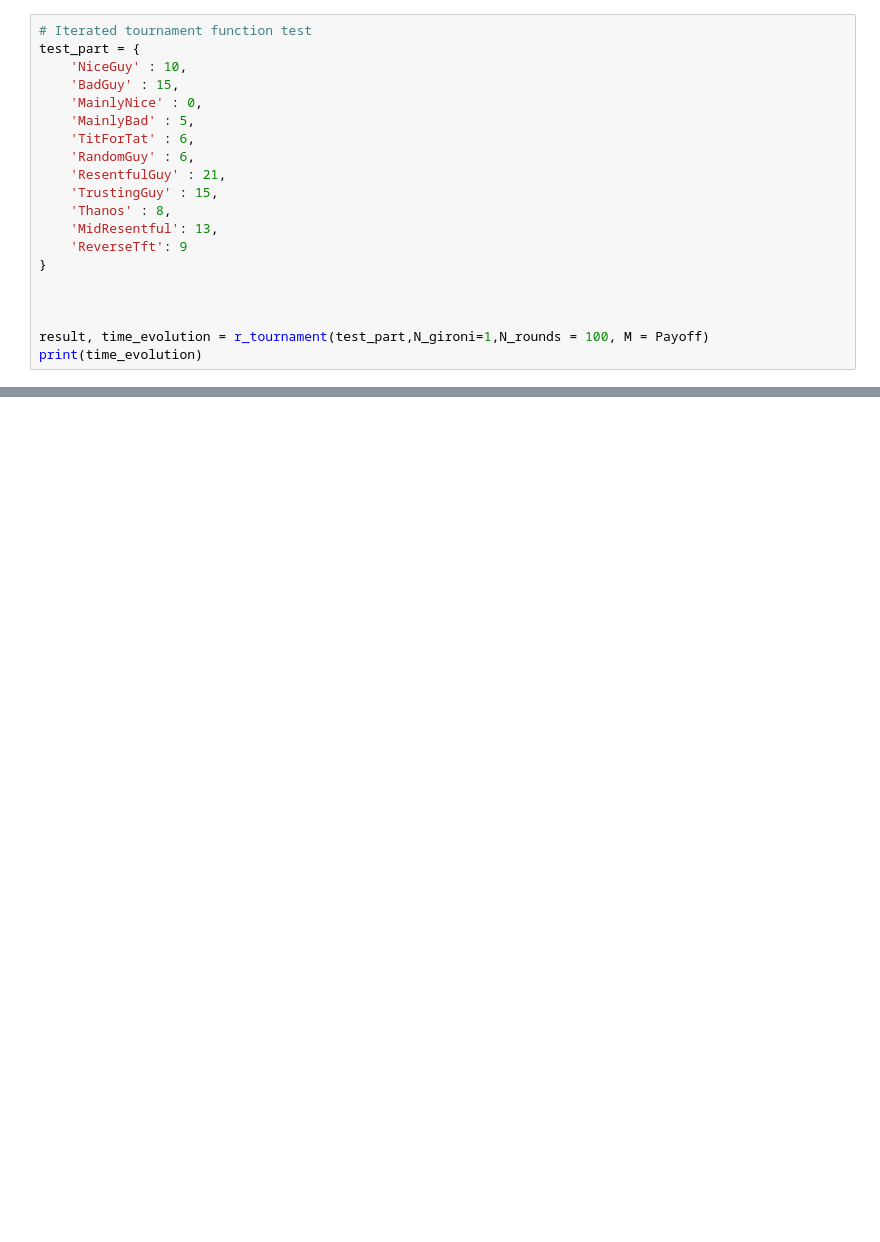
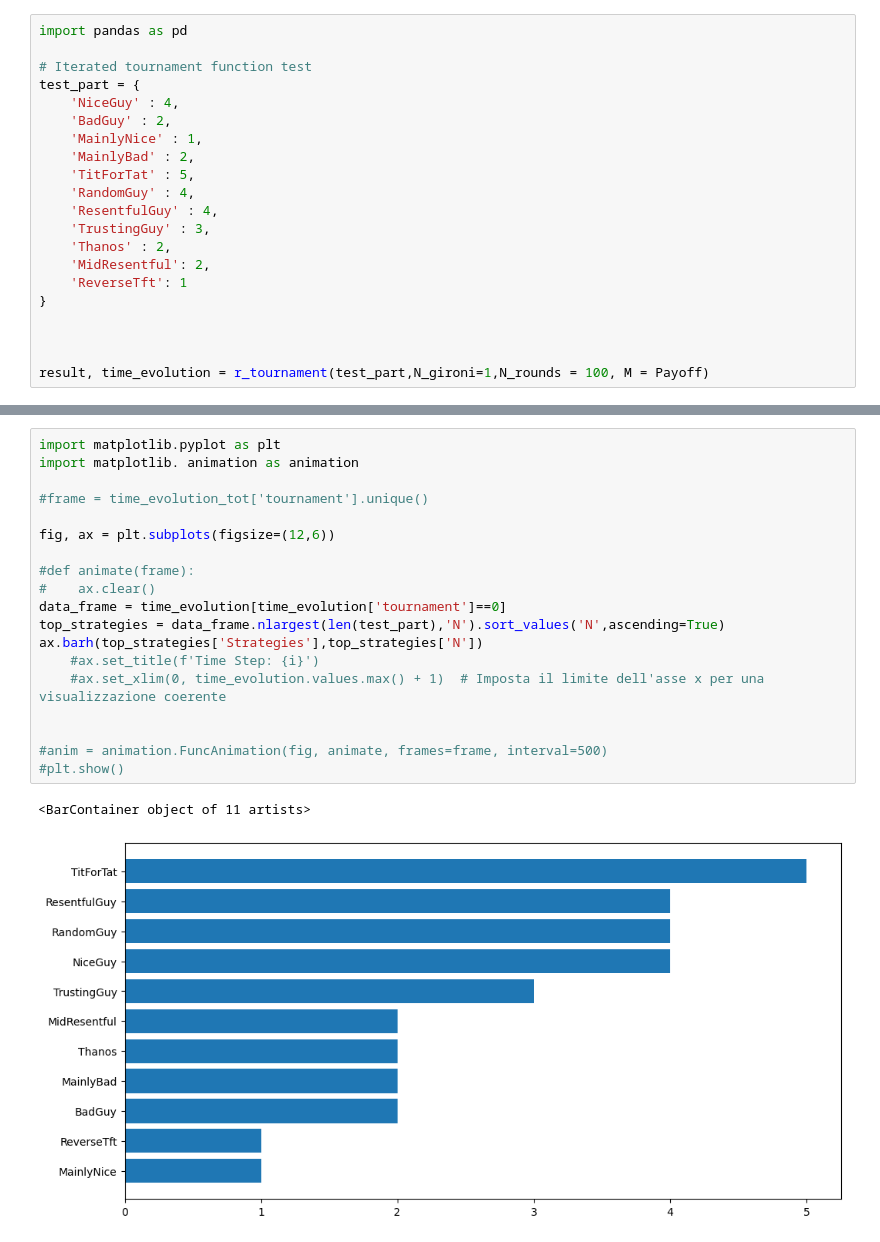
Before and after one commit to LeoPi314/LCP_projects_Y7_Group_4, a Jupyter notebook: IteratedTournament.ipynb, the cells around one changed output, grey strips where cells are left out. Drawn from its saved outputs; the diff is of its cells as text; blank space fills up the shorter version.

```diff
--- a/IteratedTournament.ipynb
+++ b/IteratedTournament.ipynb
@@ -159,20 +171,21 @@ def r_tournament(participants={},N_gironi=1,N_rounds = 10, r=20, M = Payoff):
 # %%
+import pandas as pd
+
 # Iterated tournament function test
 test_part = {
-    'NiceGuy' : 10,
-    'BadGuy' : 15,
-    'MainlyNice' : 0,
-    'MainlyBad' : 5,
-    'TitForTat' : 6,
-    'RandomGuy' : 6,
-    'ResentfulGuy' : 21,
-    'TrustingGuy' : 15,
-    'Thanos' : 8,
-    'MidResentful': 13,
-    'ReverseTft': 9
+    'NiceGuy' : 4,
+    'BadGuy' : 2,
+    'MainlyNice' : 1,
+    'MainlyBad' : 2,
+    'TitForTat' : 5,
+    'RandomGuy' : 4,
+    'ResentfulGuy' : 4,
+    'TrustingGuy' : 3,
+    'Thanos' : 2,
+    'MidResentful': 2,
+    'ReverseTft': 1
 }
 
 
 
 result, time_evolution = r_tournament(test_part,N_gironi=1,N_rounds = 100, M = Payoff)
-print(time_evolution)
@@ -196,0 +208,22 @@ print(time_evolution)
+# %%
+import matplotlib.pyplot as plt
+import matplotlib. animation as animation
+
+#frame = time_evolution_tot['tournament'].unique()
+
+fig, ax = plt.subplots(figsize=(12,6))
+
+#def animate(frame):
+#    ax.clear()
+data_frame = time_evolution[time_evolution['tournament']==0]
+top_strategies = data_frame.nlargest(len(test_part),'N').sort_values('N',ascending=True)
+ax.barh(top_strategies['Strategies'],top_strategies['N'])
+    #ax.set_title(f'Time Step: {i}')
+    #ax.set_xlim(0, time_evolution.values.max() + 1)  # Imposta il limite dell'asse x per una visualizzazione coerente
+
+
+#anim = animation.FuncAnimation(fig, animate, frames=frame, interval=500)
+#plt.show()
+# %% [output]
+<BarContainer object of 11 artists>
+[figure, added]
```
Also changed, not shown: parts of 9 cells of this notebook.
